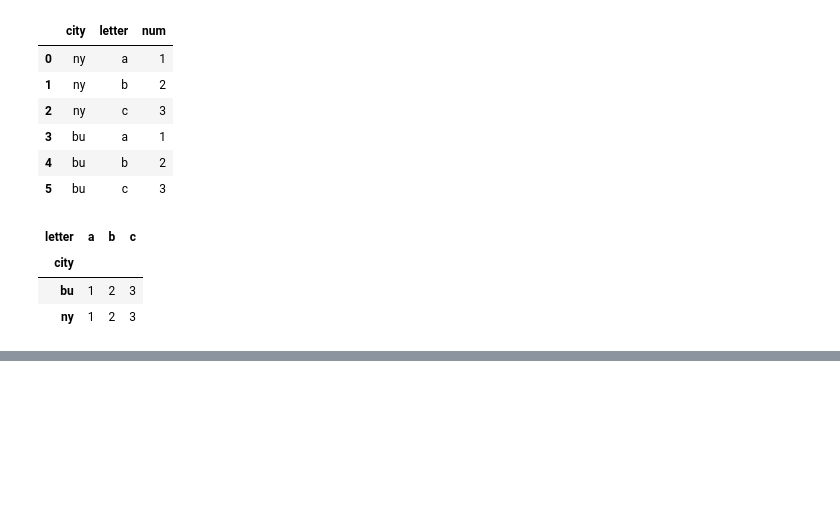
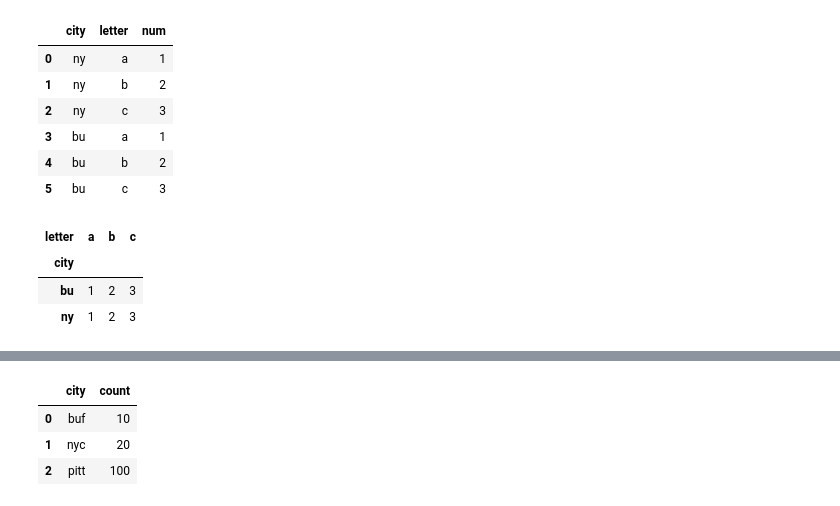
Before and after one commit to 41cells/udemy_course, a Jupyter notebook: Useful DataFrame Commands.ipynb, the cells around one changed output, grey strips where cells are left out. Saved outputs shown, nothing was run; the diff lists cells and outputs as text; code cells hidden in the pictures; blank space fills up the shorter version.

```diff
--- a/Useful DataFrame Commands.ipynb
+++ b/Useful DataFrame Commands.ipynb
@@ -657,0 +776,8 @@ dframe.pivot(index = 'city', columns='letter', values='num')
+# %%
+# Replace NaN values with 20
+df.replace(to_replace='NaN', value=20)
+# %% [output]
+|  | city | count |
+| 0 | buf | 10 |
+| 1 | nyc | 20 |
+| 2 | pitt | 100 |
```
Also changed, not shown: parts of 24 cells of this notebook.
